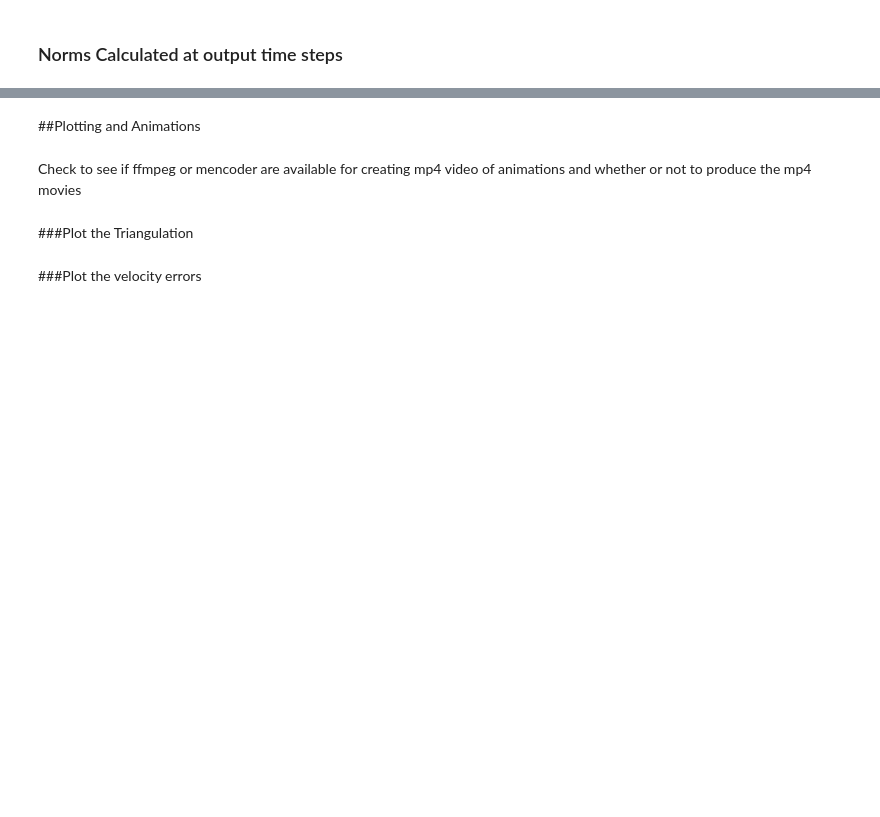
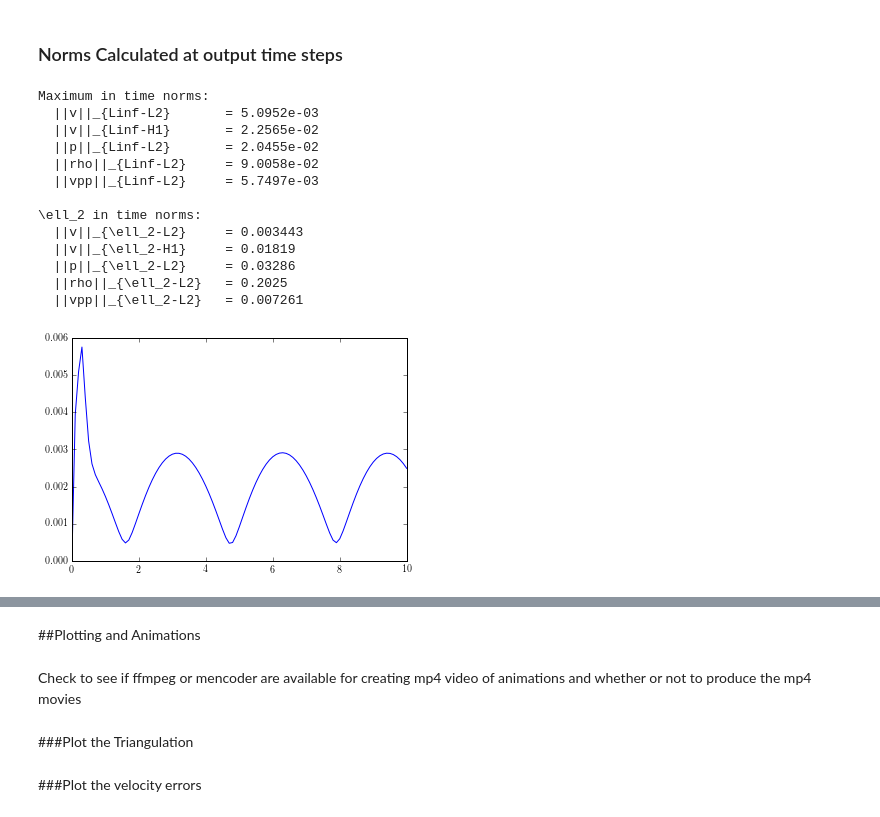
Before and after one commit to erdc/proteus-ps, a Jupyter notebook: NavierStokesNotebooks/NavierStokesAndTransport2D.ipynb, the cells around one changed output, grey strips where cells are left out. Cells and saved outputs as stored; diff of their text form; code cells hidden in the pictures; blank space fills up the shorter version.

Commit message:
add tracking of error for post processed velocity

```diff
--- a/NavierStokesNotebooks/NavierStokesAndTransport2D.ipynb
+++ b/NavierStokesNotebooks/NavierStokesAndTransport2D.ipynb
@@ -252,36 +370,56 @@ vel_maxL2Norm = np.max(vel_L2Error)
 vel_maxH1Norm = np.max(vel_H1Error)
 p_maxL2Norm = np.max(p_L2Error)
 rho_maxL2Norm = np.max(rho_L2Error)
+velpp_maxL2Norm = np.max(velpp_L2Error)
 
 print "Maximum in time norms:"
 print "  ||v||_{Linf-L2}\t= %2.4e" %vel_maxL2Norm
 print "  ||v||_{Linf-H1}\t= %2.4e" %vel_maxH1Norm
 print "  ||p||_{Linf-L2}\t= %2.4e" %p_maxL2Norm
 print "  ||rho||_{Linf-L2}\t= %2.4e" %rho_maxL2Norm
+print "  ||vpp||_{Linf-L2}\t= %2.4e" %velpp_maxL2Norm
 
 
 # calculate the \ell_2 time E space norm
-rho_ell2L2Norm = p_ell2L2Norm = vel_ell2L2Norm = vel_ell2H1Norm = 0
+rho_ell2L2Norm = p_ell2L2Norm = vel_ell2L2Norm = vel_ell2H1Norm = velpp_ell2L2Norm = 0
 for i,t in enumerate(so.ctx.tnList):
     if i > 0:
         dt = so.ctx.tnList[i] - so.ctx.tnList[i-1]
         vel_ell2L2Norm += dt * vel_L2Error[i]**2
         vel_ell2H1Norm += dt * vel_H1Error[i]**2
         p_ell2L2Norm   += dt * p_L2Error[i]**2
         rho_ell2L2Norm += dt * rho_L2Error[i]**2
+        velpp_ell2L2Norm += dt * velpp_L2Error[i]**2
 #         print i, dt, rho_L2Error[i]**2, dt * rho_L2Error[i]**2,  rho_ell2L2Norm
 
 vel_ell2L2Norm = np.sqrt(vel_ell2L2Norm)
 vel_ell2H1Norm = np.sqrt(vel_ell2H1Norm)
 p_ell2L2Norm = np.sqrt(p_ell2L2Norm)
 rho_ell2L2Norm = np.sqrt(rho_ell2L2Norm)
+velpp_ell2L2Norm = np.sqrt(velpp_ell2L2Norm)
 
 
 print "\n\\ell_2 in time norms:"
 print "  ||v||_{\\ell_2-L2}\t= %2.4g" %vel_ell2L2Norm
 print "  ||v||_{\\ell_2-H1}\t= %2.4g" %vel_ell2H1Norm
 print "  ||p||_{\\ell_2-L2}\t= %2.4g" %p_ell2L2Norm
 print "  ||rho||_{\\ell_2-L2}\t= %2.4g" %rho_ell2L2Norm
+print "  ||vpp||_{\\ell_2-L2}\t= %2.4g" %velpp_ell2L2Norm
+# %% [output]
+Maximum in time norms:
+  ||v||_{Linf-L2}       = 5.0952e-03
+  ||v||_{Linf-H1}       = 2.2565e-02
+  ||p||_{Linf-L2}       = 2.0455e-02
+  ||rho||_{Linf-L2}     = 9.0058e-02
+  ||vpp||_{Linf-L2}     = 5.7497e-03
+
+\ell_2 in time norms:
+  ||v||_{\ell_2-L2}     = 0.003443
+  ||v||_{\ell_2-H1}     = 0.01819
+  ||p||_{\ell_2-L2}     = 0.03286
+  ||rho||_{\ell_2-L2}   = 0.2025
+  ||vpp||_{\ell_2-L2}   = 0.007261
+[figure, added]
 # %%
 # plot time series of errors
 
```
Also changed, not shown: parts of 6 cells of this notebook, 1 other file.
